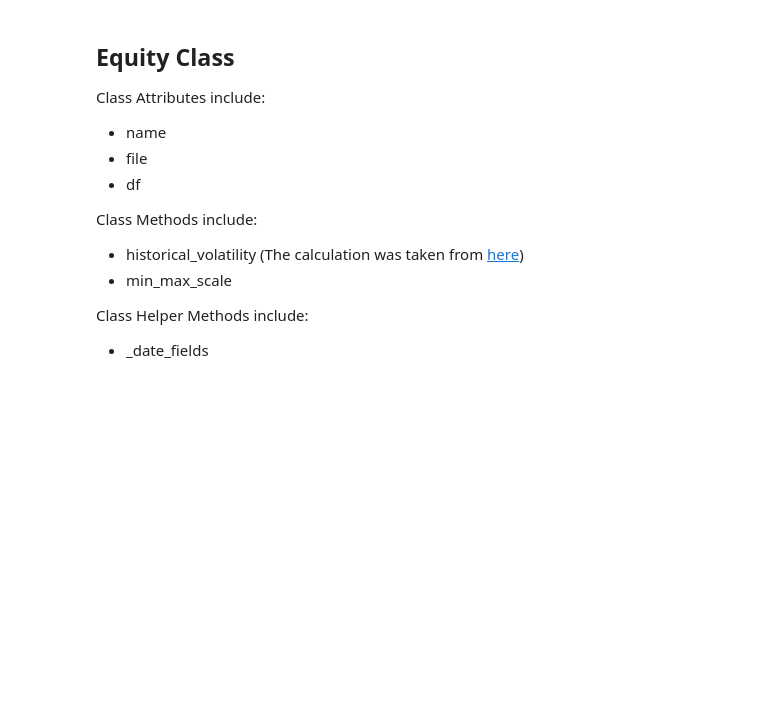
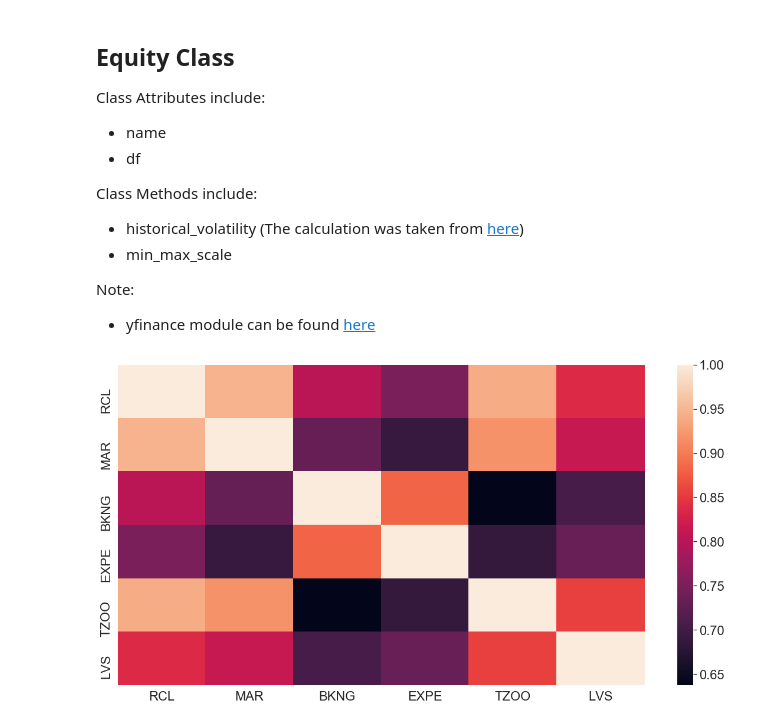
Before and after one commit to platypus-capital/options, a Jupyter notebook: jupyter/common/Equity.ipynb, the cells around one changed output. Drawn from its saved outputs; the diff is of its cells as text; code cells hidden in the pictures; blank space fills up the shorter version.

Commit message:
added yf module and heatmap for pair comp

```diff
--- a/jupyter/common/Equity.ipynb
+++ b/jupyter/common/Equity.ipynb
@@ -7,15 +10,14 @@ from sklearn import preprocessing
 
 Class Attributes include:
 - name
-- file
 - df
 
 Class Methods include:
 - historical_volatility (The calculation was taken from [here](https://www.investopedia.com/ask/answers/021015/how-can-you-calculate-volatility-excel.asp))
 - min_max_scale
 
-Class Helper Methods include:
-- _date_fields
+Note:
+- yfinance module can be found [here](https://libraries.io/pypi/fix-yahoo-finance)
 # %%
 class equity():
 
@@ -44,0 +49,13 @@ class equity():
+# %%
+all_data = []
+all_data.clear()
+df = pd.DataFrame()
+for ticker in ticker_list:
+    df [ticker] = scaled_vol(ticker, 30, 'Rolling Volatility')
+    all_data.append(df)
+# %%
+plt.rcParams['figure.figsize'] = (20.0, 10.0)
+sns.set(font_scale=2)
+ax = sns.heatmap(df.corr())
+# %% [output]
+[figure, added]
```
Also changed, not shown: parts of 4 cells of this notebook, 1 other file.
